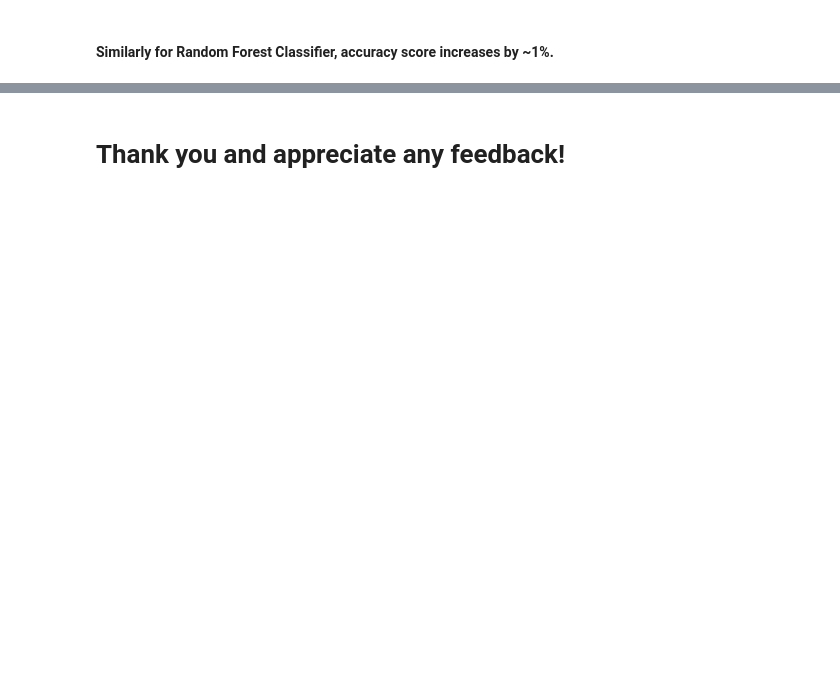
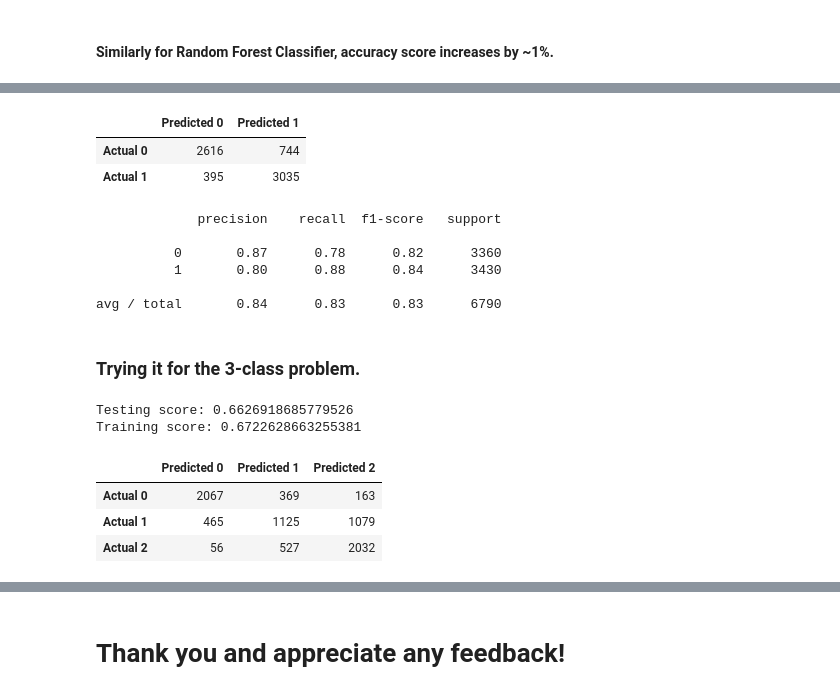
Before and after one commit to chiadaozhe/GA_Projects, a Jupyter notebook: Project 4/Project 4 - Final Report.ipynb, the cells around one changed output, grey strips where cells are left out. Drawn from its saved outputs; the diff is of its cells as text; code cells hidden in the pictures; blank space fills up the shorter version.

```diff
--- a/Project 4/Project 4 - Final Report.ipynb
+++ b/Project 4/Project 4 - Final Report.ipynb
@@ -1710,0 +1718,4 @@ Training score: 0.9956605106468867
+# %%
+X2 = X.drop(['number_of_reviews'], axis=1)
+# %%
+X2_sm, y2_sm = smote.fit_sample(X2, y_2class)
@@ -1710,0 +1748,44 @@ Training score: 0.9956605106468867
+# %%
+cm=metrics.confusion_matrix(y2_test,y2_pred)
+list1 = ["Actual 0", "Actual 1"]
+list2 = ["Predicted 0", "Predicted 1"]
+pd.DataFrame(cm, list1, list2)
+# %% [output]
+|  | Predicted 0 | Predicted 1 |
+| Actual 0 | 2616 | 744 |
+| Actual 1 | 395 | 3035 |
+# %%
+print(classification_report(y2_test, y2_pred))
+# %% [output]
+             precision    recall  f1-score   support
+
+          0       0.87      0.78      0.82      3360
+          1       0.80      0.88      0.84      3430
+
+avg / total       0.84      0.83      0.83      6790
+# %% [markdown]
+### Trying it for the 3-class problem.
+# %%
+X2_3_sm, y2_3_sm = smote.fit_sample(X2, y_3class)
+# %%
+X2_3_train, X2_3_test, y2_3_train, y2_3_test = train_test_split(X2_3_sm,y2_3_sm, random_state=111)
+
+model = ovr_clf.fit(X2_3_train,y2_3_train)
+
+y2_3_pred = ovr_clf.predict(X2_3_test)
+
+print('Testing score: ' + str(ovr_clf.score(X2_3_test, y2_3_test)))
+print('Training score: ' + str(ovr_clf.score(X2_3_train, y2_3_train)))
+# %% [output]
+Testing score: 0.6626918685779526
+Training score: 0.6722628663255381
+# %%
+cm=metrics.confusion_matrix(y2_3_test,y2_3_pred)
+list1 = ["Actual 0", "Actual 1", "Actual 2"]
+list2 = ["Predicted 0", "Predicted 1", "Predicted 2"]
+pd.DataFrame(cm, list1, list2)
+# %% [output]
+|  | Predicted 0 | Predicted 1 | Predicted 2 |
+| Actual 0 | 2067 | 369 | 163 |
+| Actual 1 | 465 | 1125 | 1079 |
+| Actual 2 | 56 | 527 | 2032 |
```
Also changed, not shown: parts of 64 cells of this notebook, 1 other file.
